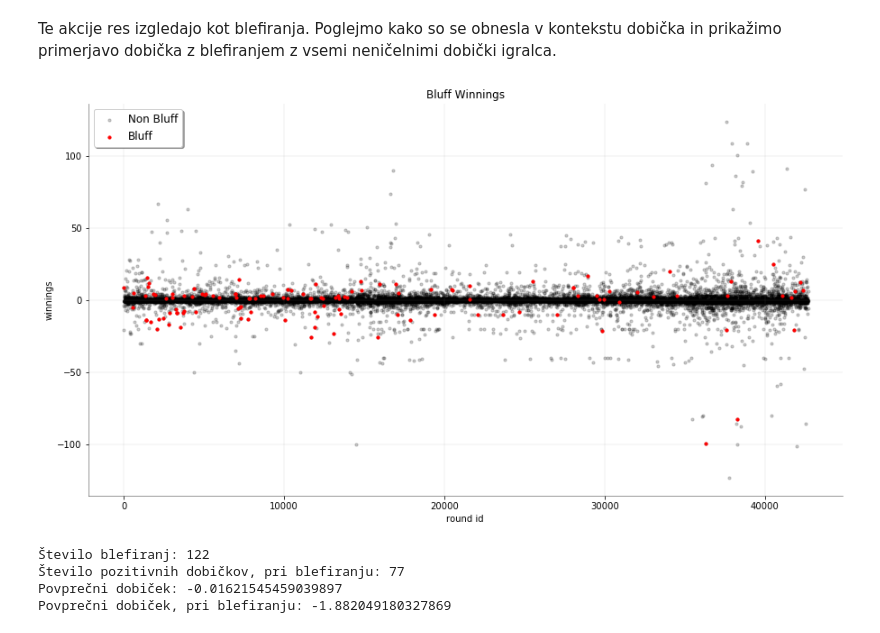
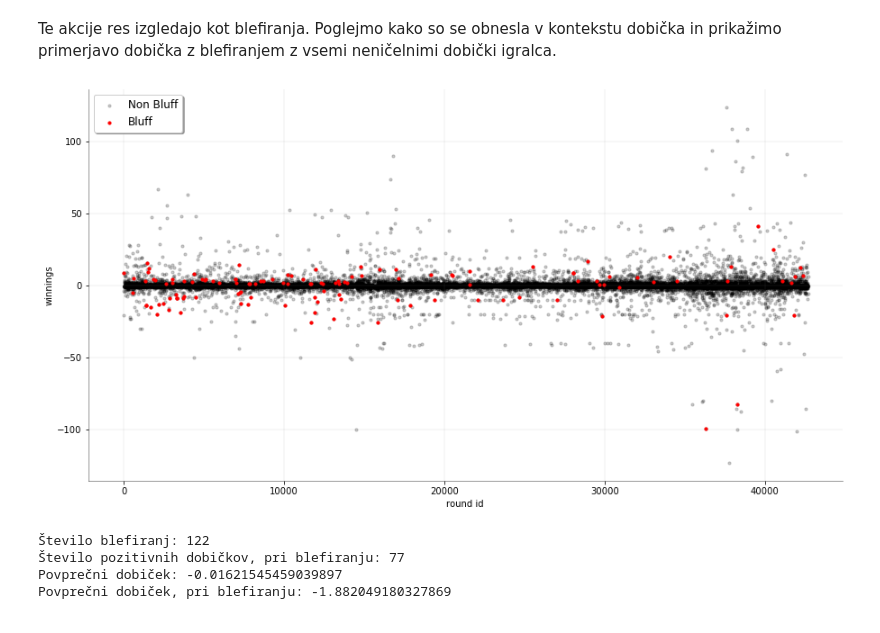
Before and after one commit to kuco23/PokerPlayerPatterns, a Jupyter notebook: notebook_sl.ipynb, the cells around one changed output. Saved outputs shown, nothing was run; the diff lists cells and outputs as text; code cells hidden in the pictures.

```diff
--- a/notebook_sl.ipynb
+++ b/notebook_sl.ipynb
@@ -386,24 +386,24 @@ bluff_winnings = pure_bluffs.merge(
 )
 # %%
 fig, ax = plt.subplots(1, 1, figsize = (15, 8))
-setAxConfig(ax, 'Bluff Winnings', 'round id', 'winnings')
+setAxConfig(ax, '', 'round id', 'winnings')
 
 user_winnings = cardshow[
     (cardshow.user_id == main_user_id) &
     (cardshow.winnings != 0)
 ]
 
 ax.scatter(
     user_winnings.round_id, user_winnings.winnings,
     c = 'black', s = 10, alpha = 0.2, label = 'Non Bluff'
 )
 ax.scatter(
     bluff_winnings.round_id, bluff_winnings.winnings,
     c = 'red', s = 10, alpha = 1, label = 'Bluff'
 )
 ax.legend(loc='upper left', shadow=True, fontsize=12);
 # %% [output]
-[figure, old version]
+[figure, new version]
 # %%
 print('Število blefiranj:', bluff_winnings.winnings.size)
 print(
```
Also changed, not shown: parts of 3 cells of this notebook, 2 other files.
